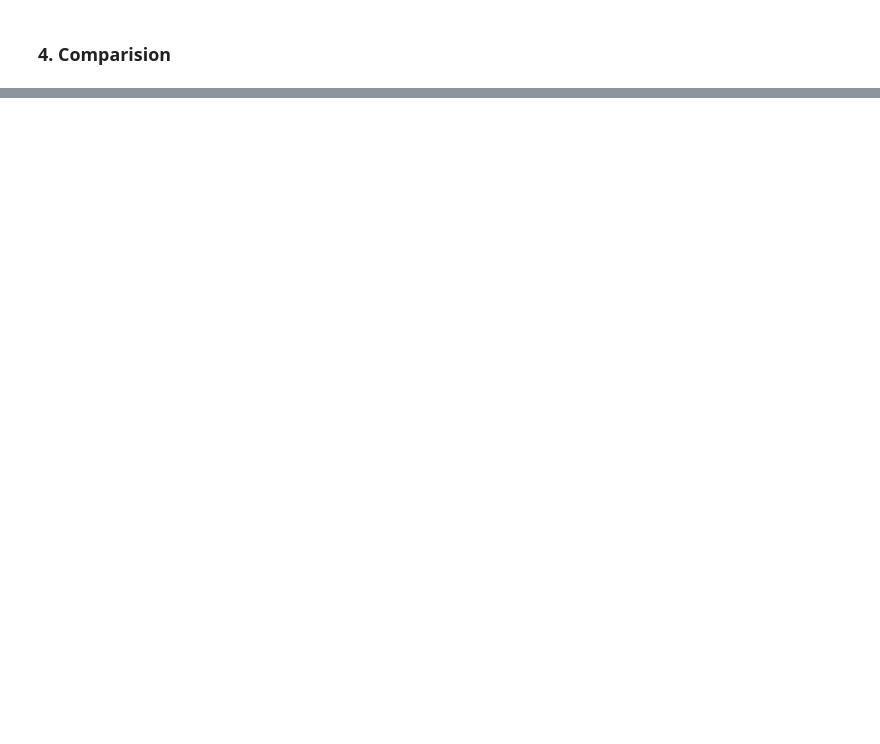
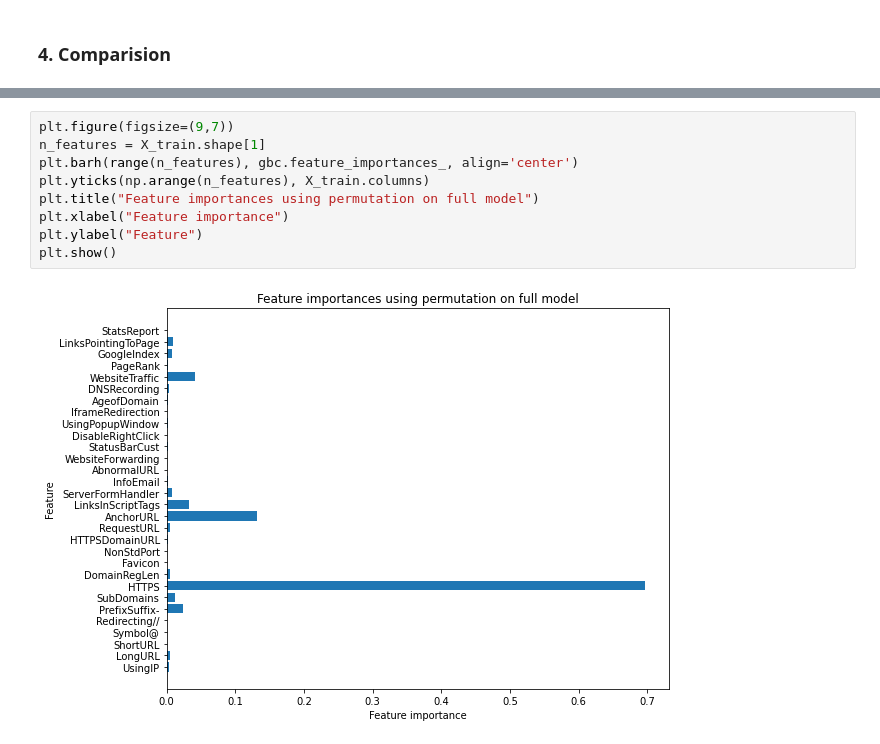
Before and after one commit to aayush1607/Phishing_Detection, a Jupyter notebook: Text_Based_Phishing_Detection.ipynb, the cells around one changed output, grey strips where cells are left out. Saved outputs shown, nothing was run; the diff lists cells and outputs as text; blank space fills up the shorter version.

```diff
--- a/Text_Based_Phishing_Detection.ipynb
+++ b/Text_Based_Phishing_Detection.ipynb
@@ -487,0 +538,11 @@ NameError: ignored
+# %%
+plt.figure(figsize=(9,7))
+n_features = X_train.shape[1]
+plt.barh(range(n_features), gbc.feature_importances_, align='center')
+plt.yticks(np.arange(n_features), X_train.columns)
+plt.title("Feature importances using permutation on full model")
+plt.xlabel("Feature importance")
+plt.ylabel("Feature")
+plt.show()
+# %% [output]
+[figure, added]
```
Also changed, not shown: parts of 17 cells of this notebook.
